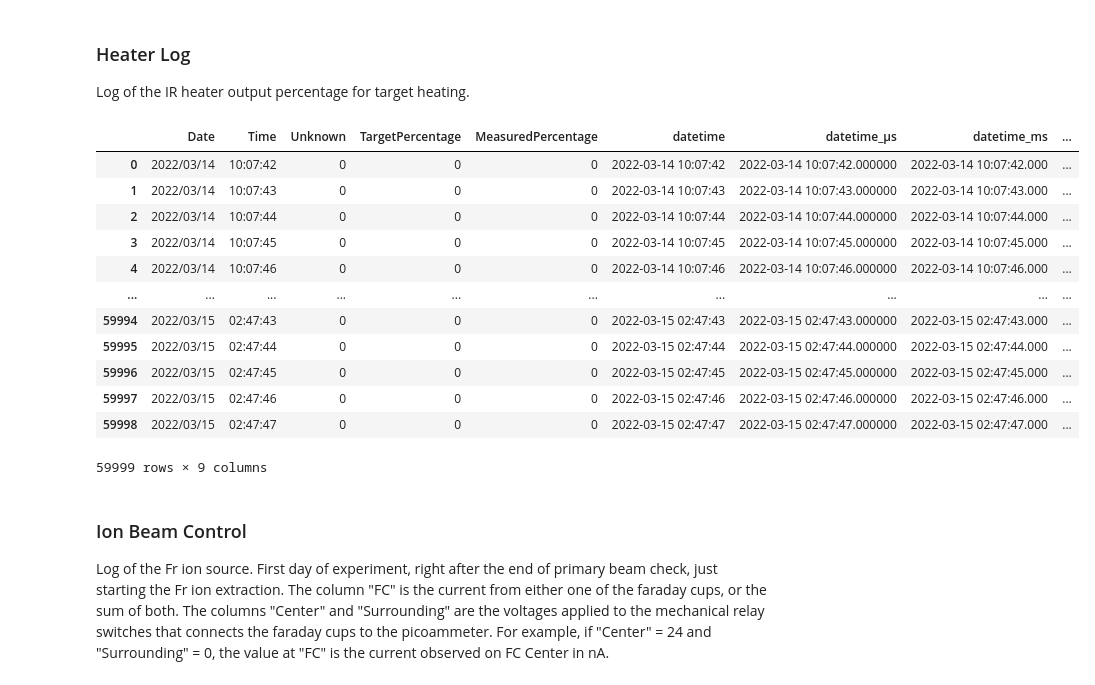
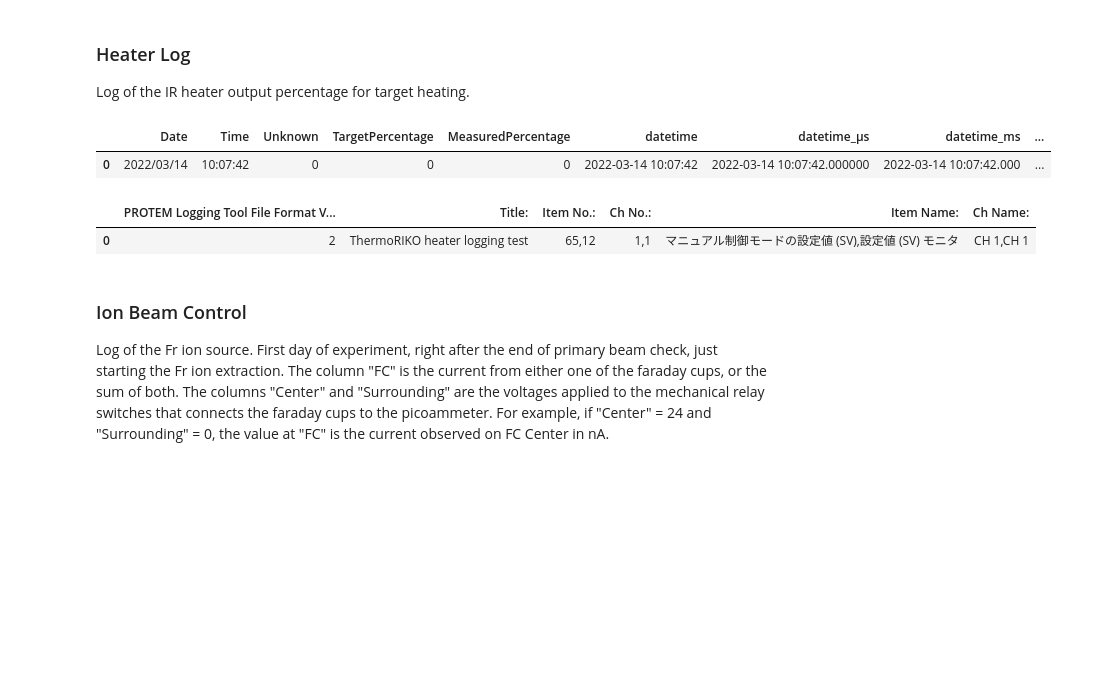
Before and after one commit to romanwixinger/data-engineering-utokyo, a Jupyter notebook: notebooks/data_exploration.ipynb, the cells around one changed output. Saved outputs shown, nothing was run; the diff lists cells and outputs as text; code cells hidden in the pictures; blank space fills up the shorter version.

```diff
--- a/notebooks/data_exploration.ipynb
+++ b/notebooks/data_exploration.ipynb
@@ -41,9 +41,10 @@ class Recorder(object):
     """ Base class for mapping a csv file to a pandas dataframe in real-time when it changes.
     """
 
-    def __init__(self, filepath: str):
+    def __init__(self, filepath: str, has_metadata: bool=True):
         # Settings
         self.filepath = filepath
+        self.has_metadata = has_metadata
 
         # Tracking
         self.read_data_lines = 0
@@ -67,6 +68,8 @@ class Recorder(object):
         return self._data_df
 
     def get_metadata(self) -> pd.DataFrame:
+        if not self.has_metadata:
+            return pd.DataFrame()
         self._update_metadata()
         self.metadata_last_updated = self._get_mod_time()
         self.metadata_columns = list(self._metadata_df.columns) if self._metadata_df is not None else []
@@ -84,9 +87,16 @@ class Recorder(object):
     def _update(self):
         if self.table_is_up_to_date():
             return
+
+        # Merge with metadata
         data_df = self.get_data()
-        metadata_df = self.get_metadata()
-        self._table_df = self._data_df.merge(self._metadata_df, how='cross') if self._metadata_df is not None else self._data_df
+        if self.has_metadata:
+            metadata_df = self.get_metadata()
+            self._table_df = self._data_df.merge(self._metadata_df, how='cross')
+        else:
+            self._table_df = self._data_df
+
+        # Order
         self._harmonize_time()
         self._table_df = self._table_df.sort_values(by="timestamp")
         self.last_updated = self._get_mod_time()
@@ -378,8 +386,8 @@ Log of the IR heater output percentage for target heating.
 class HeaterRecorder(Recorder):
     """ Class for data engineering of the heater data. """
 
-    def __init__(self, filepath: str=location+"HeaterLog_20220314_100740_00001.csv"):
-        super(HeaterRecorder, self).__init__(filepath)
+    def __init__(self, filepath: str=location+"HeaterLog_20220314_100740_00001.csv", has_metadata: bool=True):
+        super(HeaterRecorder, self).__init__(filepath, has_metadata)
         self.nr_meta_data_rows = 6
 
     def _load_new_data(self) -> pd.DataFrame:
@@ -391,18 +399,22 @@ class HeaterRecorder(Recorder):
         self.read_data_lines += len(df.index)
         return df
 
-    def _get_metadata(self):
-        with open(filepath, newline='', encoding="cp932") as f:
+    def _update_metadata(self):
+        with open(self.filepath, newline='', encoding="cp932") as f:
             reader = csv.reader(f)
             metadata_list = list(reader)[:self.nr_meta_data_rows]
             columns = [m[0] for m in metadata_list]
             row = [metadata_list[i][1] for i in range(2)] +  [f"{metadata_list[i][3]},{metadata_list[i][4]}" for i in range(2, 6)]
-            df = pd.DataFrame(data=[row], columns=columns)
-            return df
+            self._metadata_df = pd.DataFrame(data=[row], columns=columns)
 
     def _harmonize_time(self):
         self._table_df["datetime"] = self._table_df["Date"].apply(lambda s: s.replace("/", "-")) + " " + self._table_df["Time"]
         self._table_df["datetime_μs"] = self._table_df["datetime"].apply(lambda s: s+".000000")
         self._table_df["datetime_ms"] = self._table_df["datetime"].apply(lambda s: s+".000")
         self._table_df["timestamp"] = self._table_df["datetime_ms"].apply(pd.Timestamp).values.astype(np.int64)
+
+        # Create sub tables
+        self._data_df = self._table_df[list(self._data_df.columns) + ["datetime", "datetime_μs", "datetime_ms", "timestamp"]]
+        self._metadata_df = self._table_df[list(self._metadata_df.columns)]
+
         return
@@ -409,21 +424,13 @@ class HeaterRecorder(Recorder):
+# %%
+heater_recorder.get_data().head(1)
+# %% [output]
+|  | Date | Time | Unknown | TargetPercentage | MeasuredPercentage | datetime | datetime_μs | datetime_ms | ... |
+| 0 | 2022/03/14 | 10:07:42 | 0 | 0 | 0 | 2022-03-14 10:07:42 | 2022-03-14 10:07:42.000000 | 2022-03-14 10:07:42.000 | ... |
 # %%
-heater_recorder = HeaterRecorder()
-heater_df = heater_recorder.get_table()
-heater_df
+heater_recorder.get_metadata().head(1)
 # %% [output]
-|  | Date | Time | Unknown | TargetPercentage | MeasuredPercentage | datetime | datetime_μs | datetime_ms | ... |
-| 0 | 2022/03/14 | 10:07:42 | 0 | 0 | 0 | 2022-03-14 10:07:42 | 2022-03-14 10:07:42.000000 | 2022-03-14 10:07:42.000 | ... |
-| 1 | 2022/03/14 | 10:07:43 | 0 | 0 | 0 | 2022-03-14 10:07:43 | 2022-03-14 10:07:43.000000 | 2022-03-14 10:07:43.000 | ... |
-| 2 | 2022/03/14 | 10:07:44 | 0 | 0 | 0 | 2022-03-14 10:07:44 | 2022-03-14 10:07:44.000000 | 2022-03-14 10:07:44.000 | ... |
-| 3 | 2022/03/14 | 10:07:45 | 0 | 0 | 0 | 2022-03-14 10:07:45 | 2022-03-14 10:07:45.000000 | 2022-03-14 10:07:45.000 | ... |
-| 4 | 2022/03/14 | 10:07:46 | 0 | 0 | 0 | 2022-03-14 10:07:46 | 2022-03-14 10:07:46.000000 | 2022-03-14 10:07:46.000 | ... |
-| ... | ... | ... | ... | ... | ... | ... | ... | ... | ... |
-| 59994 | 2022/03/15 | 02:47:43 | 0 | 0 | 0 | 2022-03-15 02:47:43 | 2022-03-15 02:47:43.000000 | 2022-03-15 02:47:43.000 | ... |
-| 59995 | 2022/03/15 | 02:47:44 | 0 | 0 | 0 | 2022-03-15 02:47:44 | 2022-03-15 02:47:44.000000 | 2022-03-15 02:47:44.000 | ... |
-| 59996 | 2022/03/15 | 02:47:45 | 0 | 0 | 0 | 2022-03-15 02:47:45 | 2022-03-15 02:47:45.000000 | 2022-03-15 02:47:45.000 | ... |
-| 59997 | 2022/03/15 | 02:47:46 | 0 | 0 | 0 | 2022-03-15 02:47:46 | 2022-03-15 02:47:46.000000 | 2022-03-15 02:47:46.000 | ... |
-| 59998 | 2022/03/15 | 02:47:47 | 0 | 0 | 0 | 2022-03-15 02:47:47 | 2022-03-15 02:47:47.000000 | 2022-03-15 02:47:47.000 | ... |
+|  | PROTEM Logging Tool File Format V... | Title: | Item No.: | Ch No.: | Item Name: | Ch Name: |
+| 0 | 2 | ThermoRIKO heater logging test | 65,12 | 1,1 | マニュアル制御モードの設定値 (SV),設定値 (SV) モニタ | CH 1,CH 1 |
-59999 rows × 9 columns
 # %% [markdown]
 ### Ion Beam Control
 Log of the Fr ion source. First day of experiment, right after the end of primary beam check, just starting the Fr ion extraction. The column "FC" is the current from either one of the faraday cups, or the sum of both.
```
Also changed, not shown: parts of 33 cells of this notebook.
